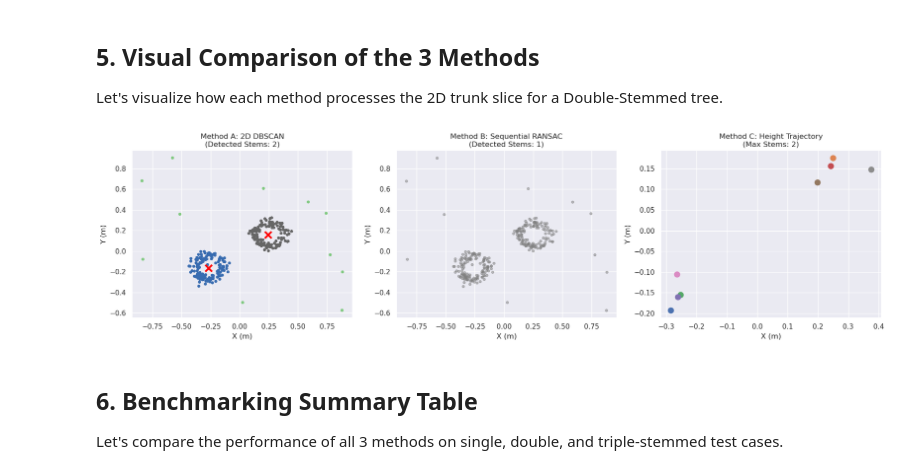
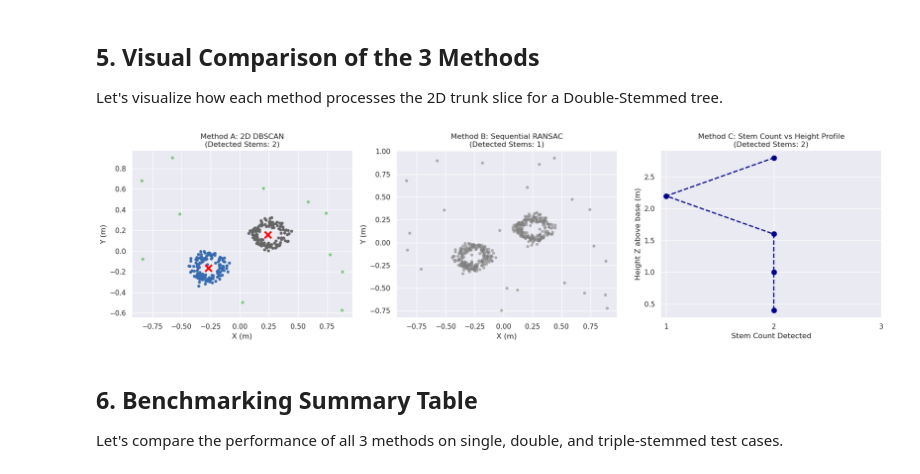
Before and after one commit to maTh51/projeto_eucalipto, a Jupyter notebook: detect_multi_stems_comparison.ipynb, the cells around one changed output. Drawn from its saved outputs; the diff is of its cells as text; code cells hidden in the pictures.

```diff
--- a/detect_multi_stems_comparison.ipynb
+++ b/detect_multi_stems_comparison.ipynb
@@ -306,43 +342,44 @@ labels = res["labels"]
 
 if sl_pts is not None and labels is not None:
     axes[0].scatter(sl_pts[:, 0], sl_pts[:, 1], c=labels, cmap="Accent", s=15)
     for c in res["centers"]:
         axes[0].scatter(c[0], c[1], color="red", marker="x", s=120, linewidth=3)
 axes[0].set_title(f"Method A: 2D DBSCAN\n(Detected Stems: {res['stem_count']})")
 axes[0].set_xlabel("X (m)")
 axes[0].set_ylabel("Y (m)")
 
 # 2. Method B Plot (Sequential RANSAC)
-res_b = detect_multi_stems_ransac(tree_double)
+res_b = detect_multi_stems_ransac(tree_double, **METHOD_B_PARAMS_SECTION5)
 sl_pts_b = res_b["slice_pts"]
 if sl_pts_b is not None:
     axes[1].scatter(sl_pts_b[:, 0], sl_pts_b[:, 1], color="gray", alpha=0.5, s=15)
     for idx, sinfo in enumerate(res_b["stems_info"]):
         cx, cy = sinfo["center"]
         r = sinfo["radius"]
         circle_patch = plt.Circle((cx, cy), r, color=plt.cm.tab10(idx), fill=False, linewidth=3, label=f"Stem #{idx+1} ({sinfo['dbh_cm']:.1f}cm)")
         axes[1].add_patch(circle_patch)
         axes[1].scatter(cx, cy, color=plt.cm.tab10(idx), marker="o", s=80)
     if res_b["stems_info"]:
         axes[1].legend()
 axes[1].set_title(f"Method B: Sequential RANSAC\n(Detected Stems: {res_b['stem_count']})")
 axes[1].set_xlabel("X (m)")
 axes[1].set_ylabel("Y (m)")
 
 # 3. Method C Plot (Trajectory Height Tracking)
-res_c = detect_multi_stems_trajectory(tree_double)
-for prof in res_c["height_profiles"]:
-    h = prof["height_m"]
-    for c in prof["centers"]:
-        axes[2].scatter(c[0], c[1], label=f"h={h:.1f}m", s=80)
-axes[2].set_title(f"Method C: Height Trajectory\n(Max Stems: {res_c['stem_count']})")
-axes[2].set_xlabel("X (m)")
-axes[2].set_ylabel("Y (m)")
+res_c = detect_multi_stems_trajectory(tree_double, **METHOD_C_PARAMS_SECTION5)
+profile_heights = [p["height_m"] for p in res_c["height_profiles"]]
+profile_counts = [p["stem_count"] for p in res_c["height_profiles"]]
+
+axes[2].plot(profile_counts, profile_heights, "o--", color="darkblue", linewidth=2, markersize=8)
+axes[2].set_xticks(range(1, max(max(profile_counts, default=1) + 2, 4)))
+axes[2].set_title(f"Method C: Stem Count vs Height Profile\n(Detected Stems: {res_c['stem_count']})")
+axes[2].set_xlabel("Stem Count Detected")
+axes[2].set_ylabel("Height Z above base (m)")
 
 plt.tight_layout()
 plt.show()
 # %% [output]
-[figure, old version]
+[figure, new version]
 # %% [markdown]
 ## 6. Benchmarking Summary Table
 
```
Also changed, not shown: parts of 3 cells of this notebook, 1 other file.
